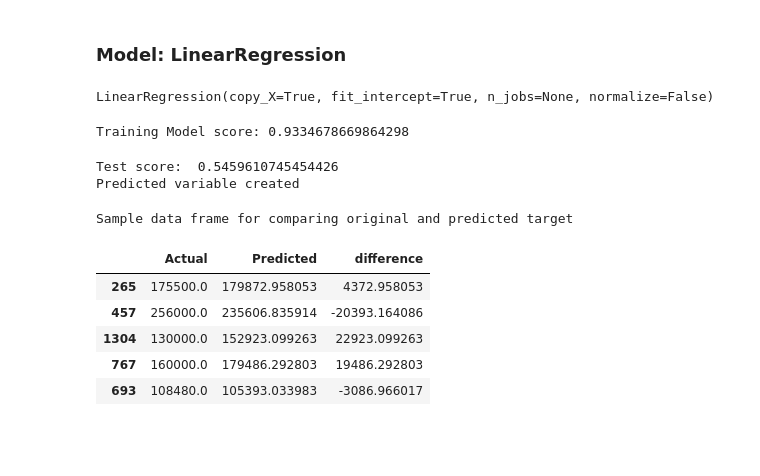
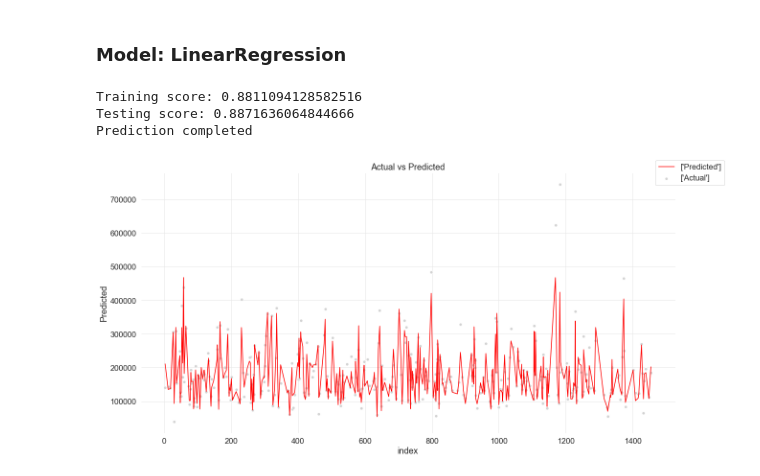
Before and after one commit to ajithcl/HousePricePrediction, a Jupyter notebook: HousePricePrediction.ipynb, the cells around one changed output. Saved outputs shown, nothing was run; the diff lists cells and outputs as text; code cells hidden in the pictures; blank space fills up the shorter version.

```diff
--- a/HousePricePrediction.ipynb
+++ b/HousePricePrediction.ipynb
@@ -2485,2 +2435,2 @@ corr_matrix
 # %%
-corr_matrix[corr_matrix["SalePrice_sqrt"]> 0.4]
+negative_corr_flds=corr_matrix[corr_matrix["SalePrice_sqrt"]< 0].index.tolist()
@@ -2504,3 +2437,9 @@ corr_matrix[corr_matrix["SalePrice_sqrt"]> 0.4]
+# %%
+#Remove negative correlated features
+df_input.drop(negative_corr_flds,axis=1,inplace=True)
+# %%
+#Removing below derived features from dataset, since they are not present in the final test file.
+df_input.drop(["HouseStyle_2.5Fin","Exterior1st_ImStucc","Exterior1st_Stone","Exterior2nd_Other"],axis=1,inplace=True)
 # %%
 #Create independent and dependent features for model training.
 x=df_input.drop('SalePrice_sqrt',axis=1)
@@ -2525,4 +2454,26 @@ Shape of x train: (1041, 194), y train: (1041,),x test: (348, 194), y test: (348
 # %% [markdown]
 ## <center> Model Evaluation </center>
+# %%
+#Function for providing generalized results for regression model
+def evaluate_model(model,x_train,y_train,x_test,y_test):
+    model.fit(x_train,y_train)
+    print (f"Training score: {model.score(x_train,y_train)} \nTesting score: {model.score(x_test,y_test)}")
+    y_pred=model.predict(x_test)
+    print("Prediction completed")
+    df=pd.DataFrame({"Actual": y_test,
+                     "Predicted":y_pred})
+    #Applying square function to transform to original target variable.
+    df=df.apply(np.square)
+    #Finding the difference between original and predicted
+    df["difference"]=df.Predicted-df.Actual
+    df.reset_index(inplace=True)
+    #Plot actual vs predicted
+    plt.figure(figsize=(20,10));
+    sns.scatterplot(data=df,x="index",y="Actual",color='lightgrey',label=["Actual"]);
+    sns.lineplot(data=df,x="index",y="Predicted",color='red',label=["Predicted"]);
+    plt.legend(loc="right",bbox_to_anchor=(1.1,1));
+    plt.title("Actual vs Predicted");
+    plt.show()
+    return model
 # %% [markdown]
 ### Model: LinearRegression
@@ -2531,15 +2480,7 @@ lr_model=LinearRegression()
 # %%
-lr_model.fit(x_train,y_train)
+lr_model=evaluate_model(LinearRegression(normalize=True),x_train,y_train,x_test,y_test)
 # %% [output]
-LinearRegression(copy_X=True, fit_intercept=True, n_jobs=None, normalize=False)
+Training score: 0.8811094128582516
+Testing score: 0.8871636064844666
+Prediction completed
+[figure, added]
-# %%
-print (f"Training Model score: {lr_model.score(x_train,y_train)}")
-# %% [output]
-Training Model score: 0.9334678669864298
-# %%
-print ("Test score: ", lr_model.score(x_test,y_test))
-y_pred=lr_model.predict(x_test)
-print ("Predicted variable created")
-# %% [output]
-Test score:  0.5459610745454426
-Predicted variable created
@@ -2553,11 +2486,0 @@ df_compare["difference"]=df_compare.Predicted-df_compare.Actual
-# %%
-print ("Sample data frame for comparing original and predicted target")
-df_compare.head()
-# %% [output]
-Sample data frame for comparing original and predicted target
-|  | Actual | Predicted | difference |
-| 265 | 175500.0 | 179872.958053 | 4372.958053 |
-| 457 | 256000.0 | 235606.835914 | -20393.164086 |
-| 1304 | 130000.0 | 152923.099263 | 22923.099263 |
-| 767 | 160000.0 | 179486.292803 | 19486.292803 |
-| 693 | 108480.0 | 105393.033983 | -3086.966017 |
```
Also changed, not shown: parts of 67 cells of this notebook, 1 other file.
